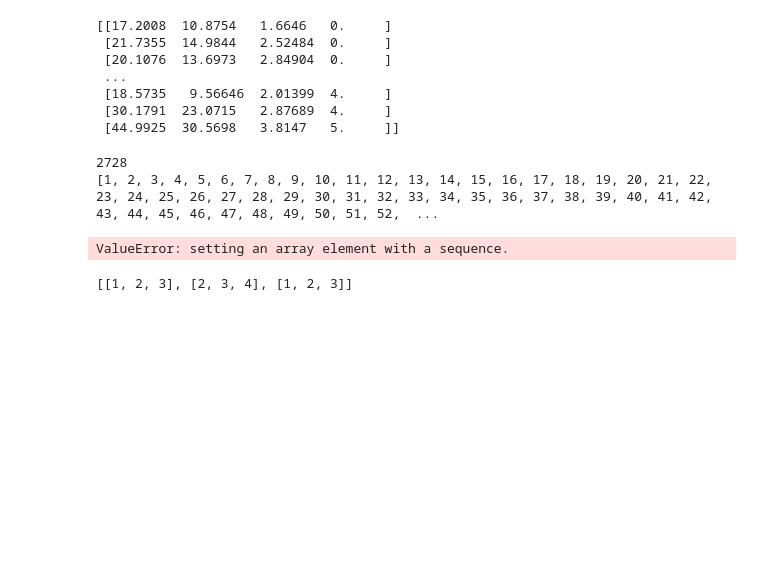
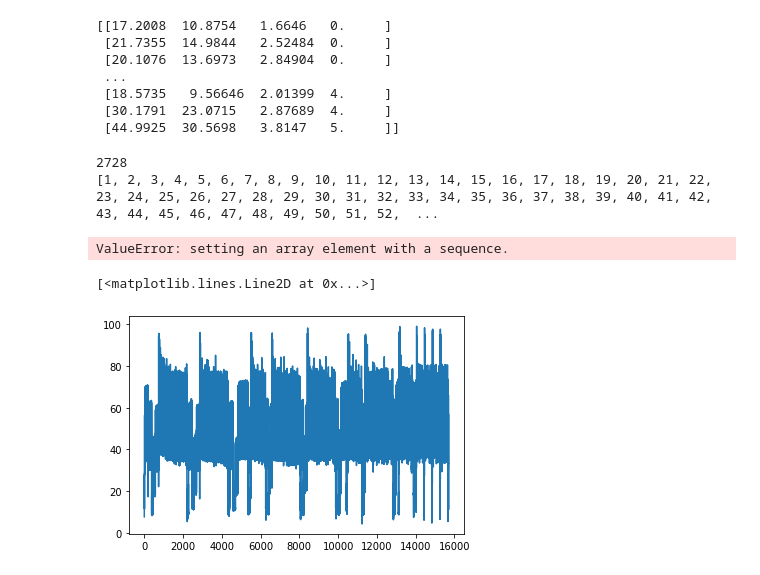
Before and after one commit to dakangaa/DeepTheft, a Jupyter notebook: test.ipynb, the cells around one changed output. Cells and saved outputs as stored; diff of their text form; code cells hidden in the pictures; blank space fills up the shorter version.

```diff
--- a/test.ipynb
+++ b/test.ipynb
@@ -153,8 +133,22 @@ print(hp)
 # %% [output]
 ValueError: setting an array element with a sequence.
 # %%
-a = [[1,2,3], [2,3,4]]
-b = [[1,2,3]]
-print(a+b)
+%matplotlib inline
+import matplotlib.pyplot as plt
+import h5py
+import numpy as np
+
+hp_h5 = h5py.File(r'/root/autodl-tmp/dataset/hp.h5', 'r')
+data_h5 = h5py.File(r'/root/autodl-tmp/dataset/data.h5', 'r')
+net_name = "custom_net)"
+i = "1000"
+channel = 1
+index1 = net_name + "224)" + i
+index2 = net_name + "331)" + i
+sample1 = data_h5["data"][index1][:]
+sample2 = data_h5["data"][index2][:]
+plt.plot(np.arange(len(sample1[:,channel])), sample1[:,channel])
+# plt.plot(np.arange(len(sample2[:,channel])), sample2[:,channel])
 # %% [output]
-[[1, 2, 3], [2, 3, 4], [1, 2, 3]]
+[<matplotlib.lines.Line2D at 0x...>]
+[figure, added]
```
Also changed, not shown: parts of 11 cells of this notebook, 20 other files.
